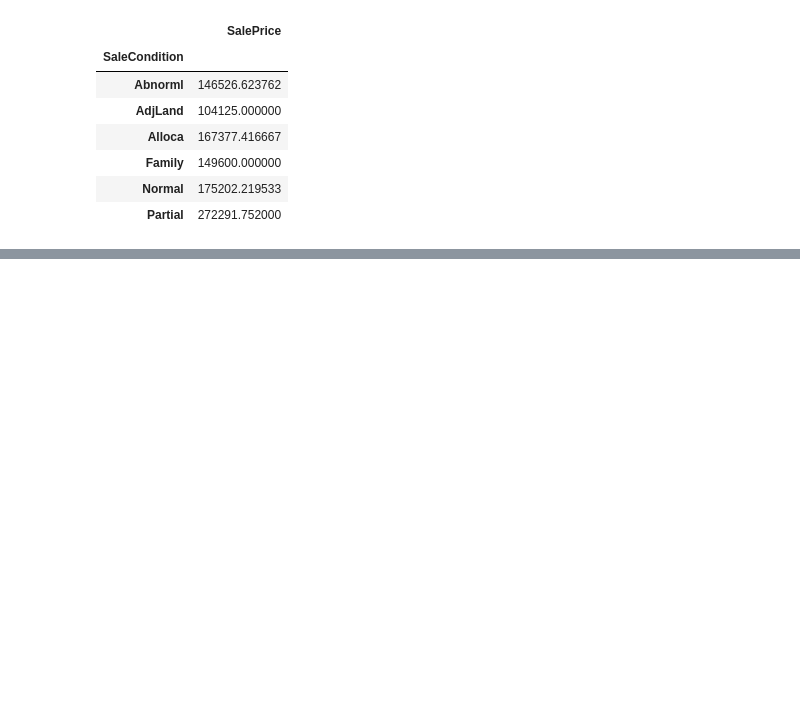
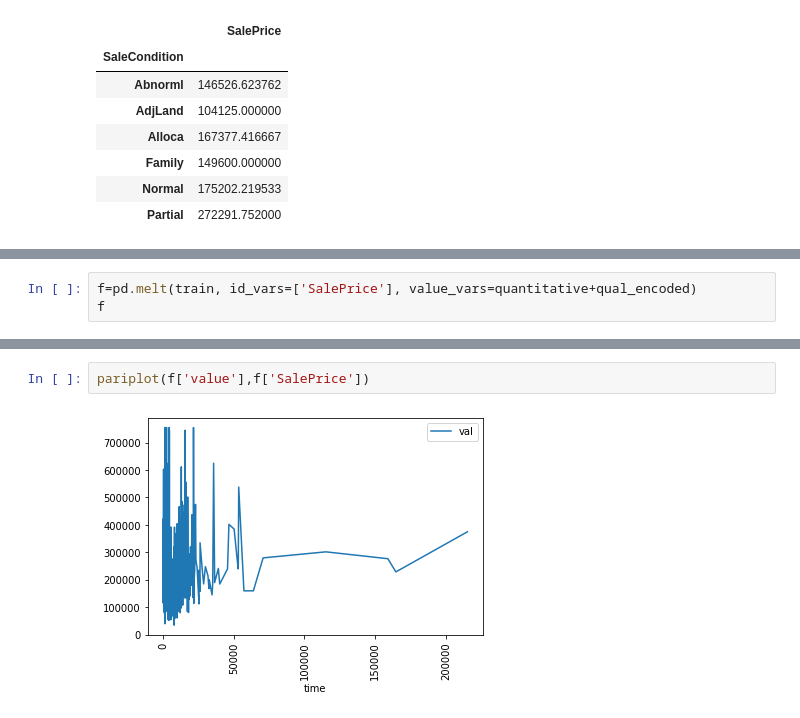
Before and after one commit to suhyun-cho/Dive-to-Kaggle, a Jupyter notebook: House-Prices/House Prices EDA.ipynb, the cells around one changed output, grey strips where cells are left out. Saved outputs shown, nothing was run; the diff lists cells and outputs as text; blank space fills up the shorter version.

```diff
--- a/House-Prices/House Prices EDA.ipynb
+++ b/House-Prices/House Prices EDA.ipynb
@@ -382,0 +744,3 @@ train[['SaleCondition','SalePrice']].groupby('SaleCondition').mean()
+# %%
+f=pd.melt(train, id_vars=['SalePrice'], value_vars=quantitative+qual_encoded)
+f
@@ -382,0 +777,4 @@ train[['SaleCondition','SalePrice']].groupby('SaleCondition').mean()
+# %%
+pariplot(f['value'],f['SalePrice'])
+# %% [output]
+[figure, added]
```
Also changed, not shown: parts of 38 cells of this notebook.
